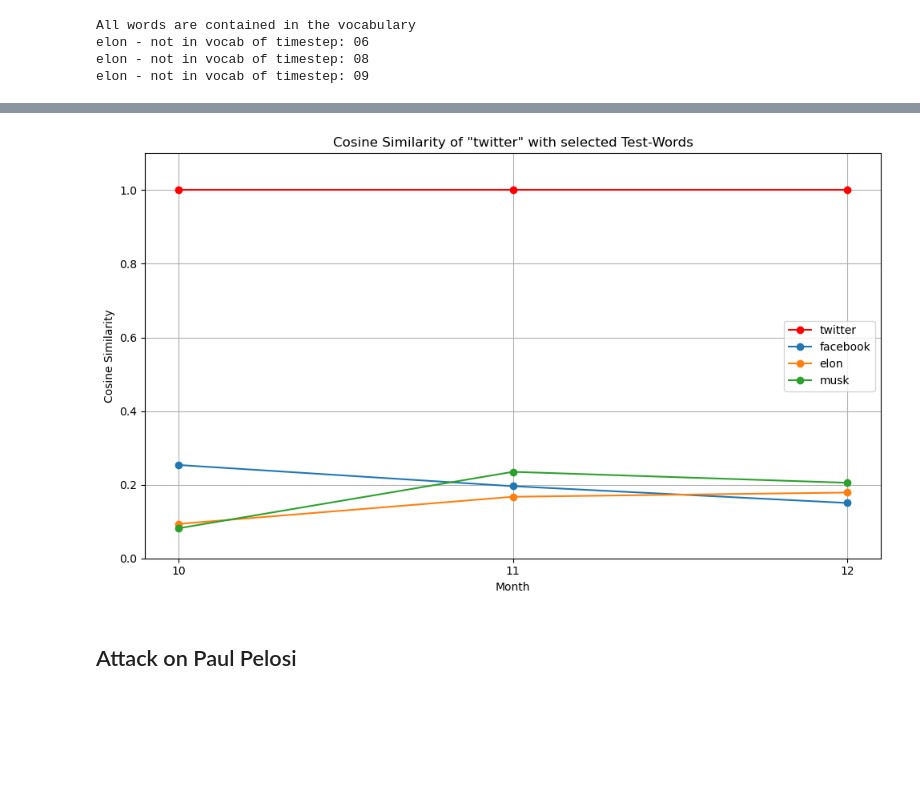
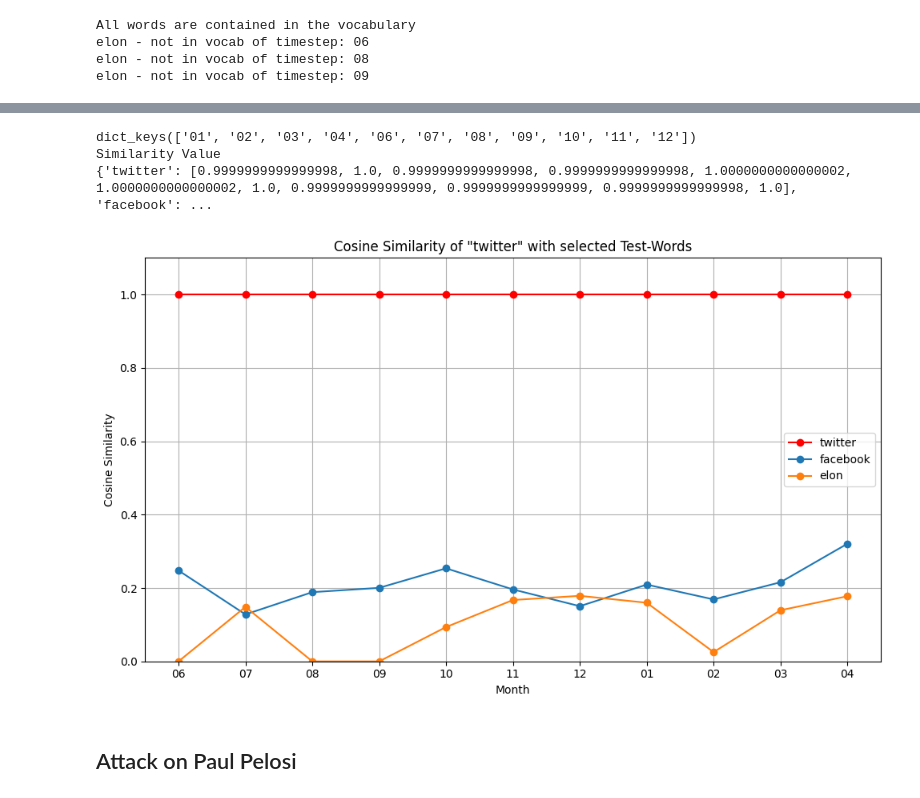
Before and after one commit to FlackoJodye1/temporal-word-embeddings, a Jupyter notebook: model-analysis.ipynb, the cells around one changed output, grey strips where cells are left out. Cells and saved outputs as stored; diff of their text form; code cells hidden in the pictures; blank space fills up the shorter version.

Commit message:
Fix cosine-plots of tppmi model

```diff
--- a/model-analysis.ipynb
+++ b/model-analysis.ipynb
@@ -227,7 +204,10 @@ elon - not in vocab of timestep: 09
 # %%
-plot_cosine_similarity_tppmi("twitter", ["facebook", "elon", "musk"], tppmi_model, selected_months = [10, 11, 12])
+plot_cosine_similarity_tppmi("twitter", ["facebook", "elon"], tppmi_model)
 # %% [output]
+dict_keys(['01', '02', '03', '04', '06', '07', '08', '09', '10', '11', '12'])
+Similarity Value
+{'twitter': [0.9999999999999998, 1.0, 0.9999999999999998, 0.9999999999999998, 1.0000000000000002, 1.0000000000000002, 1.0, 0.9999999999999999, 0.9999999999999999, 0.9999999999999998, 1.0], 'facebook': ...
-[figure, old version]
+[figure, new version]
 # %% [markdown]
 ## Attack on Paul Pelosi
 # %% [markdown]
```
Also changed, not shown: parts of 35 cells of this notebook, 7 other files.
